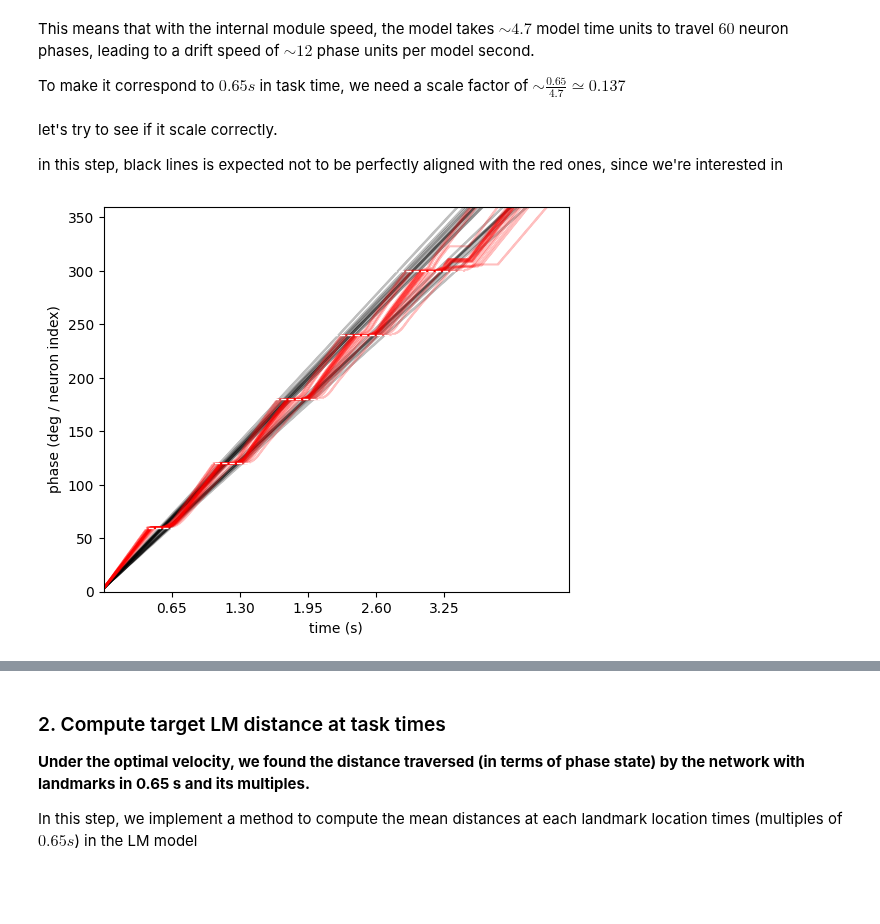
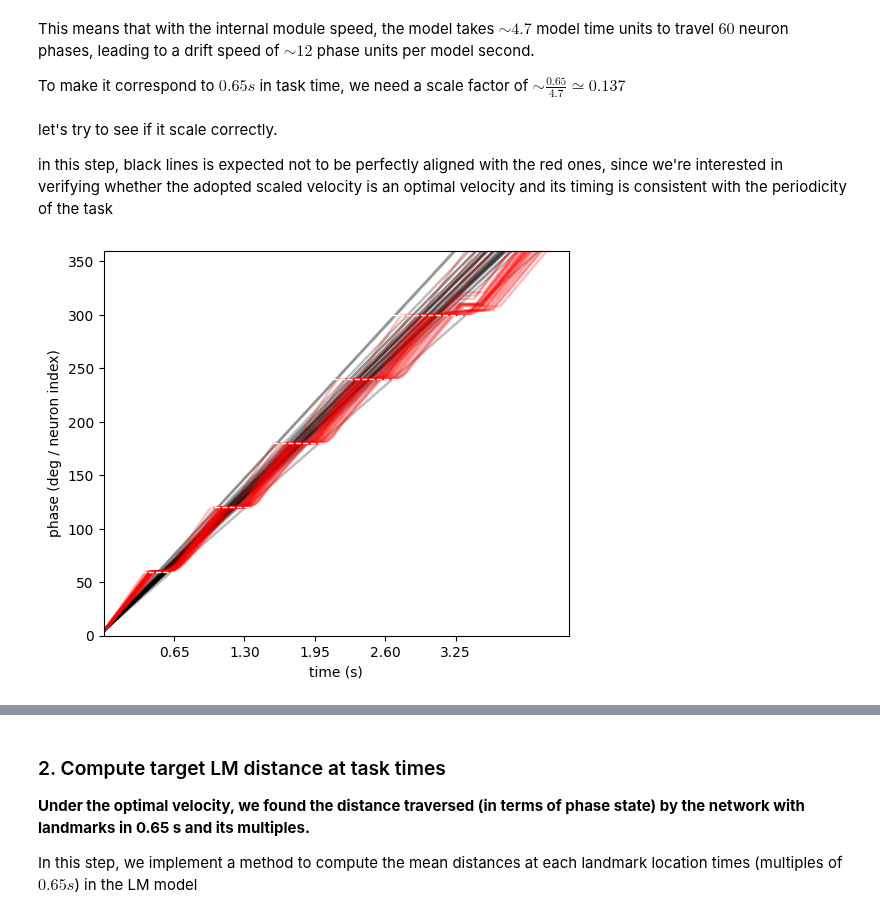
Before and after one commit to claramont/mental-navigation, a Jupyter notebook: src/mental_navigation/CAN/CAN_notebook.ipynb, the cells around one changed output, grey strips where cells are left out. Drawn from its saved outputs; the diff is of its cells as text; code cells hidden in the pictures; blank space fills up the shorter version.

```diff
--- a/src/mental_navigation/CAN/CAN_notebook.ipynb
+++ b/src/mental_navigation/CAN/CAN_notebook.ipynb
@@ -990,22 +966,22 @@ To make it correspond to $0.65s$ in task time, we need a scale factor of $\sim \
 # %% [markdown]
 let's try to see if it scale correctly.
 
-in this step, black lines is expected not to be perfectly aligned with the red ones, since we're interested in
+in this step, black lines is expected not to be perfectly aligned with the red ones, since we're interested in verifying whether the adopted scaled velocity is an optimal velocity and its timing is consistent with the periodicity of the task
 # %%
 scale_05 = lm_scale_from_interval(sim, init, lm_locs,
                         initial_phase = 0, end_phase = 360,
                         wlm_speed = 0.65, wm=0.05, n_trials = 20)
 
 plot_fig4c(
     net,
     sim,
-    20,
+    30,
     init, initial_phase, end_phase,
     lm_locs,
     wolm_speed = 0.5, wlm_speed = 0.65, wm = 0.05,
     scale = scale_05)
 # %% [output]
-[figure, old version]
+[figure, new version]
 # %%
 print(f'scale with noise 0.05: {scale_05}')
 # %% [output]
```
Also changed, not shown: parts of 59 cells of this notebook, 3 other files.
